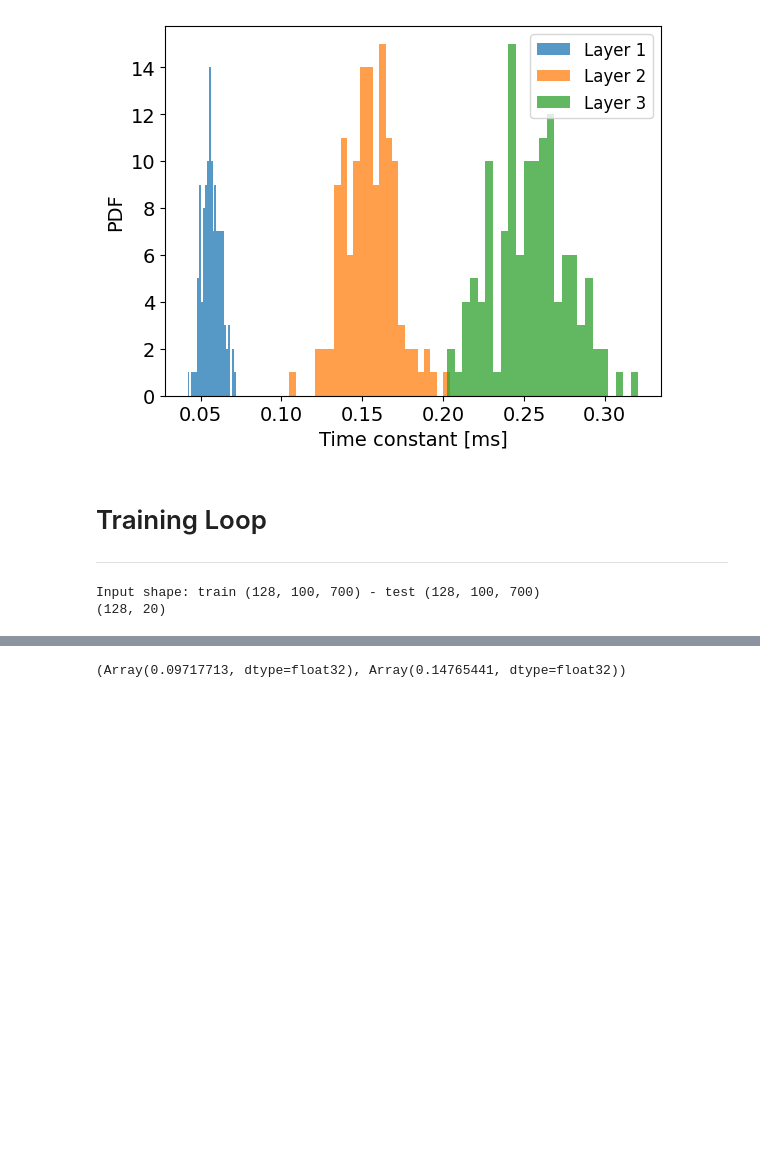
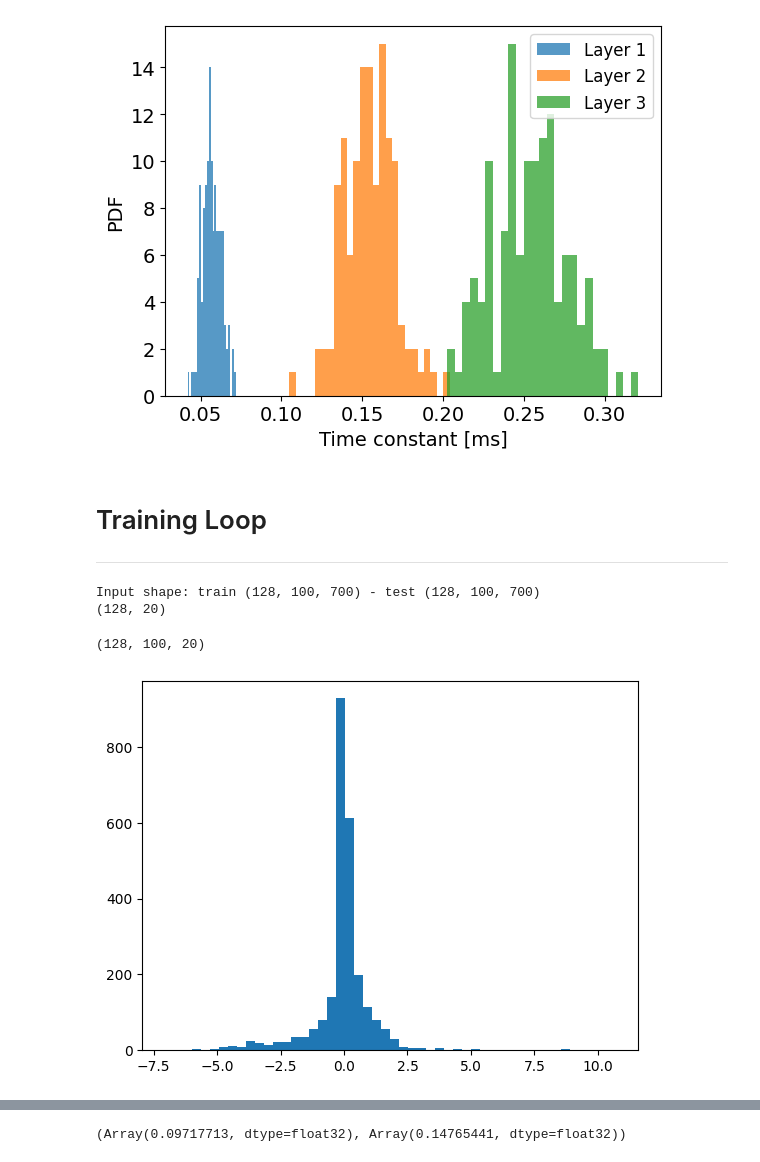
Before and after one commit to EIS-Hub/hSNN, a Jupyter notebook: snn_hierarchy_shd.ipynb, the cells around one changed output, grey strips where cells are left out. Drawn from its saved outputs; the diff is of its cells as text; code cells hidden in the pictures; blank space fills up the shorter version.

```diff
--- a/snn_hierarchy_shd.ipynb
+++ b/snn_hierarchy_shd.ipynb
@@ -522,0 +212,16 @@ BN.weight, BN.bias
+# %%
+x = jax.random.normal( key, [128,100,4], dtype=jnp.float32 ) + 10
+
+### JAX
+yBnorm = BatchNorm( x.reshape(128*100, 4), bias = jnp.zeros( (x.shape[-1]) ),
+               scale = jnp.ones( (x.shape[-1]) ) )
+# print( jnp.mean(yBnorm), jnp.var(yBnorm) )
+print( jnp.mean(yBnorm.reshape(128,100,4), axis=(0,1)), jnp.var(yBnorm.reshape(128,100,4), axis=(0,1)) )
+
+import torch
+xtorch = torch.from_numpy( np.array(x) ).type(torch.float32)
+
+### PYTORCH
+BN = torch.nn.BatchNorm1d( num_features=xtorch.shape[-1], track_running_stats=False, dtype=torch.float32 )
+yBnorm_torch = BN( xtorch.reshape(128*100, 4) )
+print( torch.mean(yBnorm_torch.reshape(128,100,4), axis=(0,1)), torch.var(yBnorm_torch.reshape(128,100,4), axis=(0,1)) )
@@ -782,13 +438,14 @@ def loss(key, net_params, net_states, X, Y, epoch, dropout_rate=0.):
     # )
     # forward pass
     net_states_hist = v_predict( [net_params, net_states, key, dropout_rate], X)
-    out_v_mem = net_states_hist[-1][2]
-    Yhat = decoder_sum( out_v_mem )
+    # out_v_mem = net_states_hist[-1][2]
+    out_v_mem = net_states_hist[-1][3][:,-1]
+    # Yhat = decoder_cum( out_v_mem )
+    Yhat = jax.nn.softmax( out_v_mem, axis=-1 )
     # compute the loss and correct examples
     num_correct = jnp.sum(jnp.equal(jnp.argmax(Yhat, 1), jnp.argmax(Y, 1)))
     # cross entropy loss
-    # loss_ce = -jnp.mean( jnp.log( jnp.sum( Yhat * Y, axis=-1, dtype=jnp.float32) + 1e-8 ) )
-    loss_ce = -jnp.mean( jnp.sum(Y * jnp.log(Yhat), axis=-1) )
+    loss_ce = -jnp.sum( jnp.sum(Y * jnp.log(Yhat+1e-12), axis=-1) )
     # L2 norm
     loss_l2 = optimizers.l2_norm( net_params ) * args.l2_lambda
     # firing rate loss
@@ -804,10 +461,12 @@ def loss(key, net_params, net_states, X, Y, epoch, dropout_rate=0.):
 
 # initialize parameters
 dropout_rate = 0.0
-args.distrib_tau = True
+args.distrib_tau = False
 args.hierarchy_tau = False
-args.recurrent = True
-args.normalizer = 'batch' #'layer'
+args.recurrent = False
+args.normalizer = 'none' #'layer'
+args.l2_lambda = 0.
+args.freq_lambda = 0.
 if args.recurrent:
     layer = lif_recurrent
     model = hrsnn_step
@@ -817,7 +476,7 @@ else:
     model = hsnn_step
     args.w_scale = [0.075]
 norm = BatchNorm
-args.n_layers = 3
+args.n_layers = 2
 
 
 key = jax.random.PRNGKey(seed=args.seed)
@@ -847,7 +506,15 @@ print( Yhat_cum.shape )
 loss_total, loss_values = loss(key, net_params, net_states, x_train, one_hot(Y, 20), 0)
 
 # values and gradients
-value, grads = value_and_grad(loss, has_aux=True, argnums=(1))(key, net_params, net_states, x_test, one_hot(Y,20), 0, dropout_rate=0.1)
+value, grads = value_and_grad(loss, has_aux=True, argnums=(1))(key, net_params, net_states, x_test, one_hot(Y_test,20), 0, dropout_rate=0.0)
 # %% [output]
 Input shape: train (128, 100, 700) - test (128, 100, 700)
 (128, 20)
+# %%
+net_states_hist[-1][3].shape
+# %% [output]
+(128, 100, 20)
+# %%
+_ = plt.hist( grads[-1][0].flatten(), 50 )
+# %% [output]
+[figure, added]
```
Also changed, not shown: parts of 38 cells of this notebook, 5 other files.
